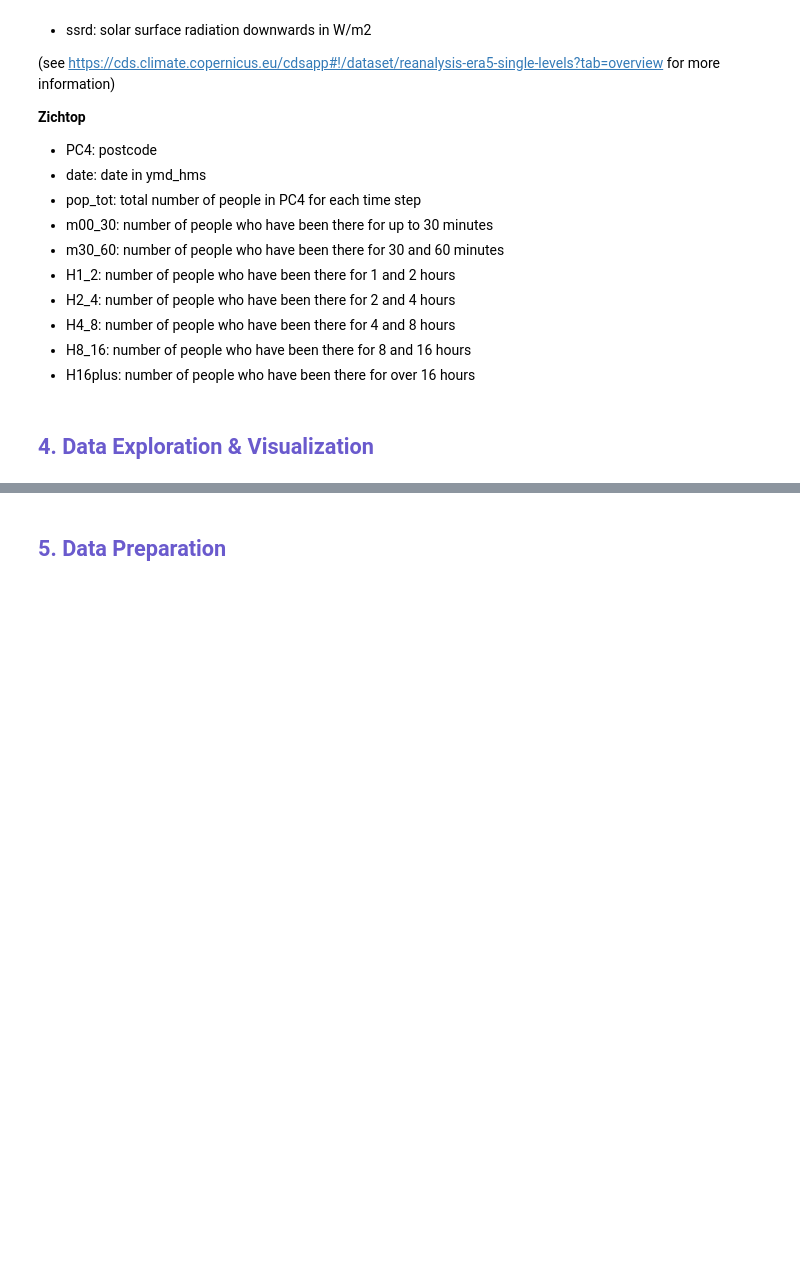
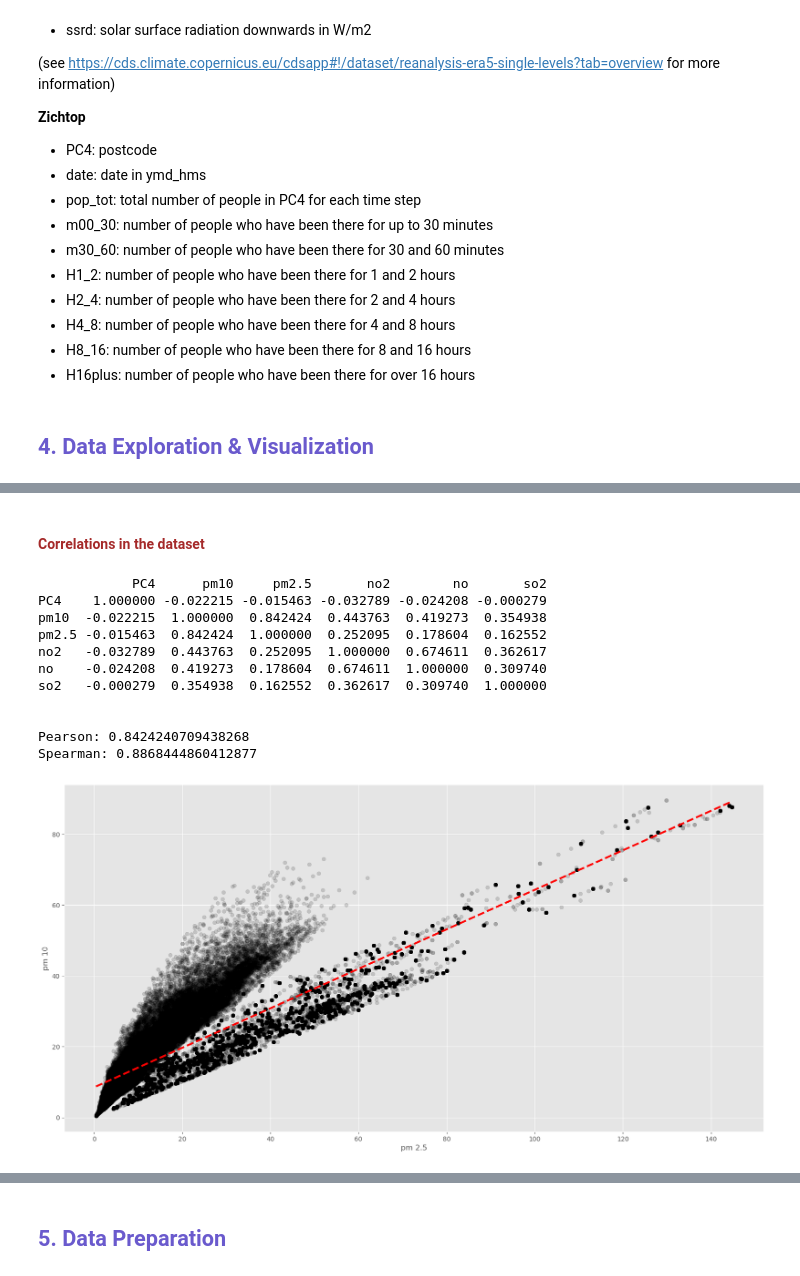
Before and after one commit to rawan-a-d/Air-Quality-Prediction, a Jupyter notebook: air_pollution.ipynb, the cells around one changed output, grey strips where cells are left out. Drawn from its saved outputs; the diff is of its cells as text; code cells hidden in the pictures; blank space fills up the shorter version.

```diff
--- a/air_pollution.ipynb
+++ b/air_pollution.ipynb
@@ -115,0 +132,30 @@ print(air_pollution_csv)
+# %% [markdown]
+<h4><font color=brown>Correlations in the dataset</font></h4>
+# %%
+#Correlation matrix
+print(df_ap.corr(numeric_only=True))
+print('\n')
+print('Pearson: ' + str(df_ap['pm2.5'].corr(df_ap['pm10'], method='pearson')))
+print('Spearman: ' + str(df_ap['pm2.5'].corr(df_ap['pm10'], method='spearman')))
+
+#The highest correlation in the dataset is between PM10 and PM2.5 data
+plt.figure(figsize=(20,10))
+plt.scatter(df_ap["pm2.5"], df_ap["pm10"], alpha=.15, color='black')
+plt.plot(np.unique(df_ap["pm2.5"]), np.poly1d(np.polyfit(df_ap["pm2.5"], df_ap["pm10"], 1))
+         (np.unique(df_ap["pm2.5"])), color='red', linewidth=3, linestyle='dashed')
+plt.xlabel('pm 2.5')
+plt.ylabel('pm 10')
+plt.show()
+# %% [output]
+            PC4      pm10     pm2.5       no2        no       so2
+PC4    1.000000 -0.022215 -0.015463 -0.032789 -0.024208 -0.000279
+pm10  -0.022215  1.000000  0.842424  0.443763  0.419273  0.354938
+pm2.5 -0.015463  0.842424  1.000000  0.252095  0.178604  0.162552
+no2   -0.032789  0.443763  0.252095  1.000000  0.674611  0.362617
+no    -0.024208  0.419273  0.178604  0.674611  1.000000  0.309740
+so2   -0.000279  0.354938  0.162552  0.362617  0.309740  1.000000
+
+
+Pearson: 0.8424240709438268
+Spearman: 0.8868444860412877
+[figure, added]
```
Also changed, not shown: parts of 18 cells of this notebook.
